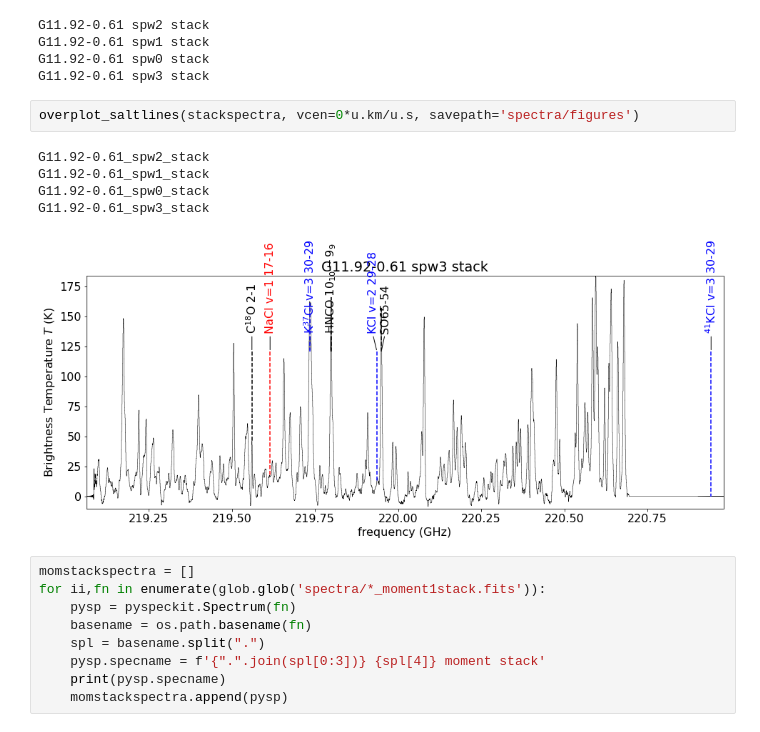
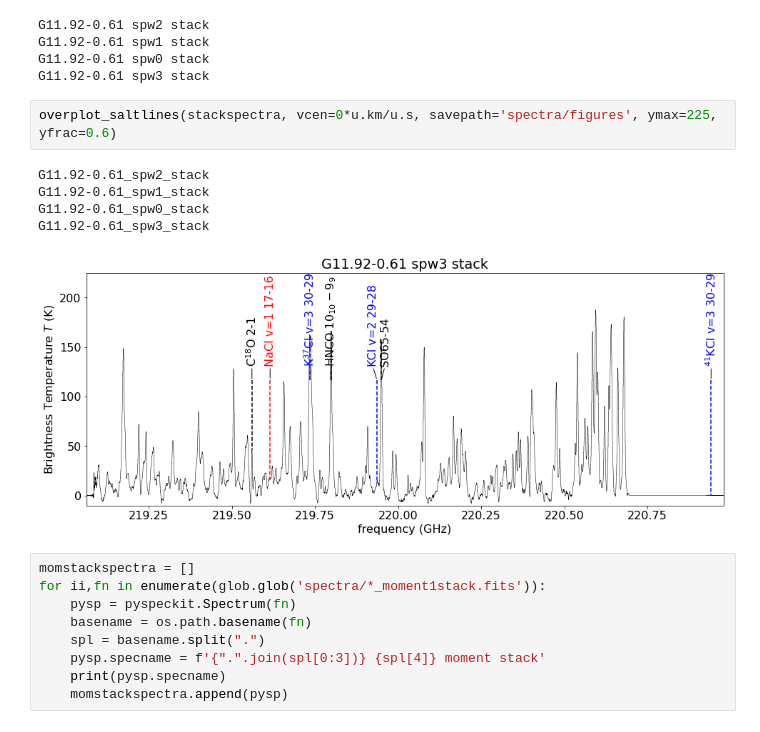
Before and after one commit to keflavich/saltmining, a Jupyter notebook: notebooks/SanhuezaG11.ipynb, the cells around one changed output. Saved outputs shown, nothing was run; the diff lists cells and outputs as text.

```diff
--- a/notebooks/SanhuezaG11.ipynb
+++ b/notebooks/SanhuezaG11.ipynb
@@ -620,13 +620,13 @@ G11.92-0.61 spw1 stack
 G11.92-0.61 spw0 stack
 G11.92-0.61 spw3 stack
 # %%
-overplot_saltlines(stackspectra, vcen=0*u.km/u.s, savepath='spectra/figures')
+overplot_saltlines(stackspectra, vcen=0*u.km/u.s, savepath='spectra/figures', ymax=225, yfrac=0.6)
 # %% [output]
 G11.92-0.61_spw2_stack
 G11.92-0.61_spw1_stack
 G11.92-0.61_spw0_stack
 G11.92-0.61_spw3_stack
-[figure, old version]
+[figure, new version]
 # %%
 momstackspectra = []
 for ii,fn in enumerate(glob.glob('spectra/*_moment1stack.fits')):
```
Also changed, not shown: 1 other file.
